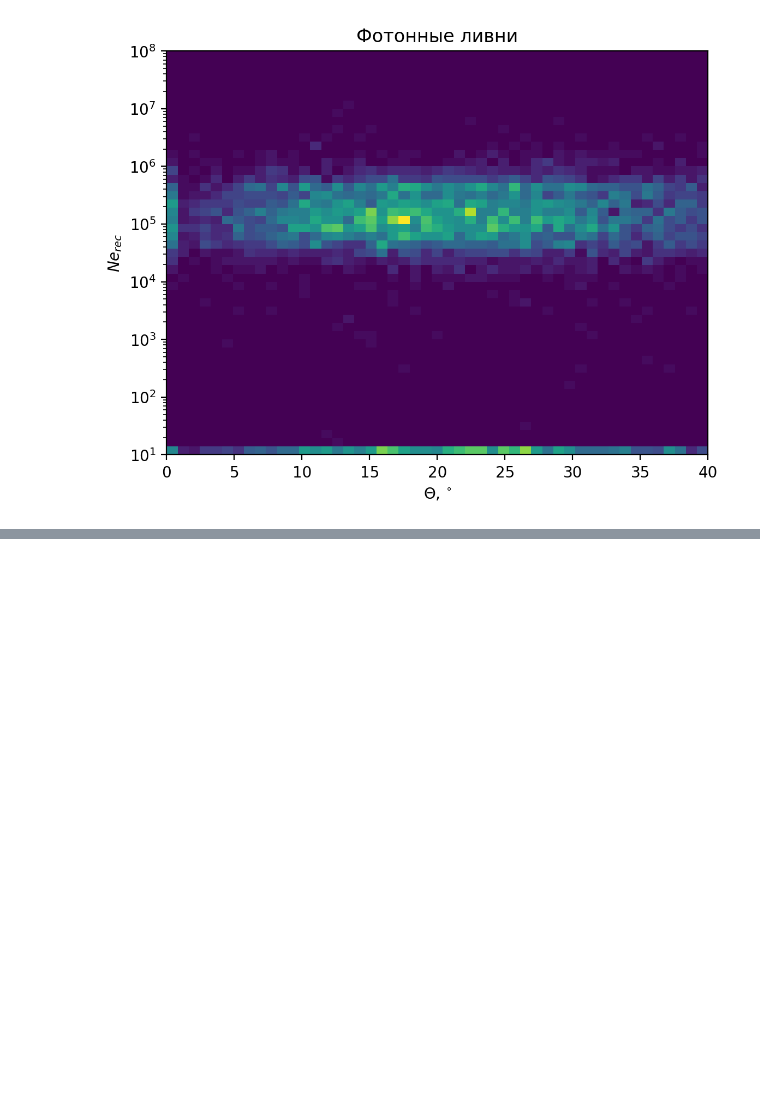
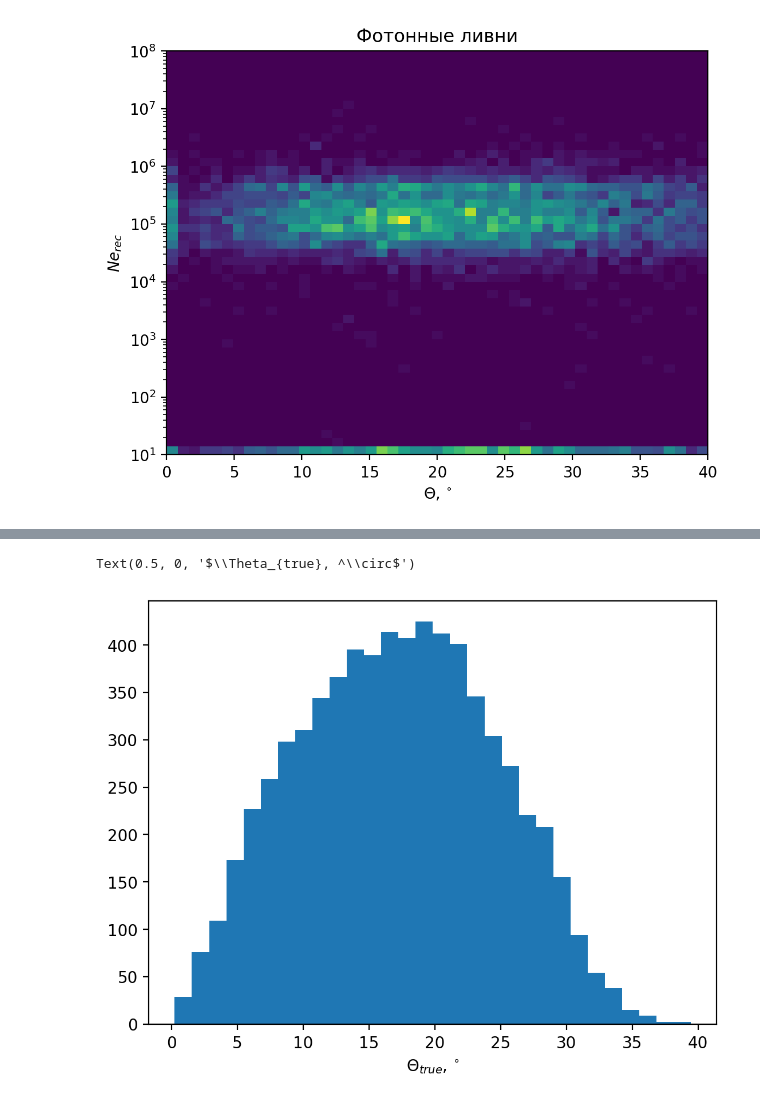
Before and after one commit to taunterjay/Carpet-3-Model, a Jupyter notebook: NKG_fit/ReconstructionData.ipynb, the cells around one changed output, grey strips where cells are left out. Cells and saved outputs as stored; diff of their text form; code cells hidden in the pictures; blank space fills up the shorter version.

```diff
--- a/NKG_fit/ReconstructionData.ipynb
+++ b/NKG_fit/ReconstructionData.ipynb
@@ -252,0 +267,7 @@ Text(0.5, 1.0, 'Фотонные ливни')
+# %%
+plt.hist(theta_true_arr, bins=30)
+
+plt.xlabel('$\Theta_{true}, ^\circ$')
+# %% [output]
+Text(0.5, 0, '$\\Theta_{true}, ^\\circ$')
+[figure, added]
```
Also changed, not shown: parts of 10 cells of this notebook, 31 other files.
